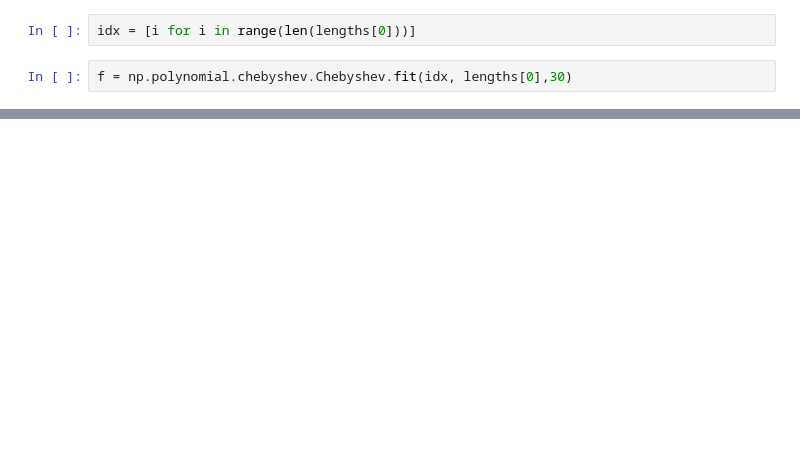
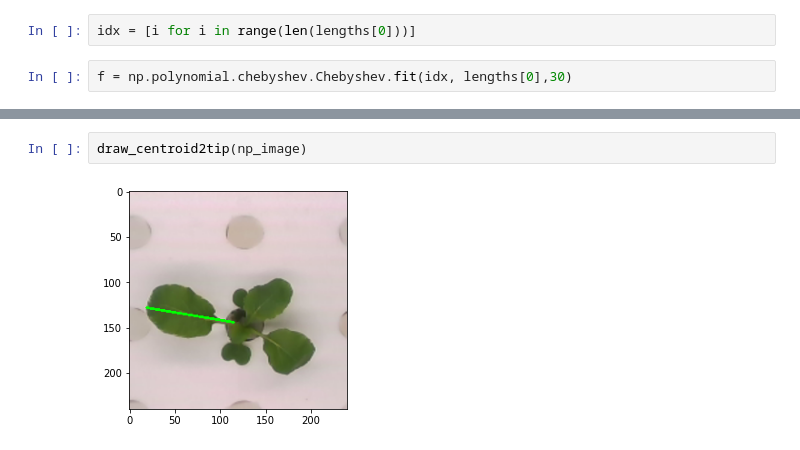
Before and after one commit to zhangjiahui56/WebApp, a Jupyter notebook: length_leaf_test.ipynb, the cells around one changed output, grey strips where cells are left out. Cells and saved outputs as stored; diff of their text form; blank space fills up the shorter version.

```diff
--- a/length_leaf_test.ipynb
+++ b/length_leaf_test.ipynb
@@ -181,0 +235,4 @@ plt.plot([f(i) for i in idx])
+# %%
+draw_centroid2tip(np_image)
+# %% [output]
+[figure, added]
```
Also changed, not shown: parts of 38 cells of this notebook, 4 other files.
